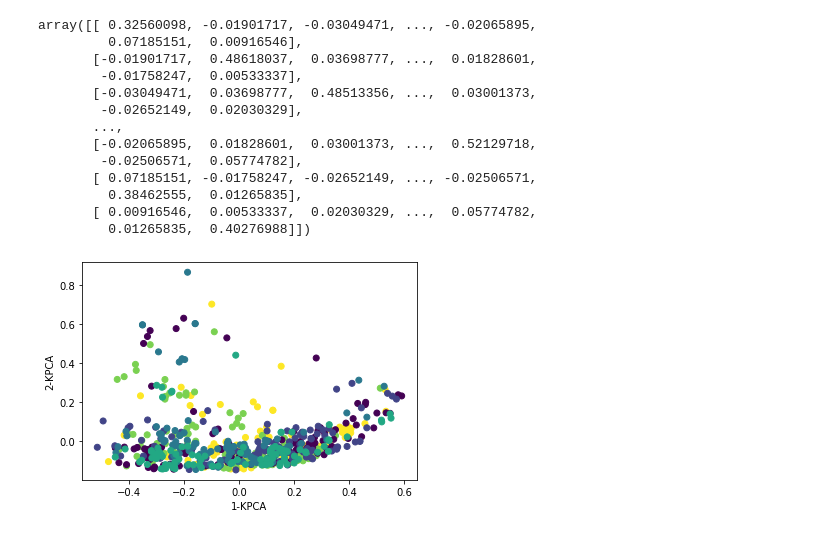
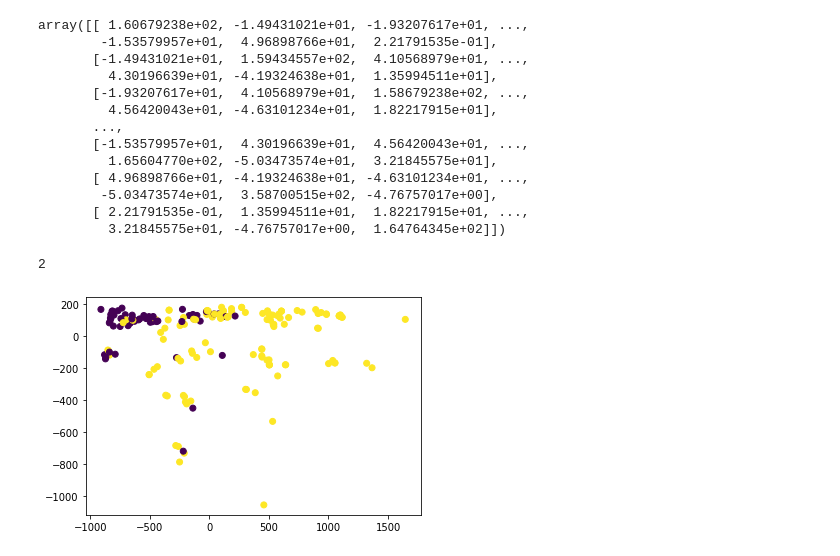
Before and after one commit to PierreRemacle/LINMA2472_P2, a Jupyter notebook: Homework_II_Part_I.ipynb, the cells around one changed output. Saved outputs shown, nothing was run; the diff lists cells and outputs as text; code cells hidden in the pictures.

Commit message:
KPCA + TSNE + Constant model

```diff
--- a/Homework_II_Part_I.ipynb
+++ b/Homework_II_Part_I.ipynb
@@ -19,9 +19,6 @@ import matplotlib.pyplot as plt
 import math
 # %%
 # Some datasets, more datasets here https://ls11-www.cs.tu-dortmund.de/staff/morris/graphkerneldatasets
-from ast import GtE
-from grakel.kernels import ShortestPath
-from grakel import Graph
 """
     The MUTAG dataset consists of 188 chemical compounds divided into two
     classes according to their mutagenic effect on a bacterium.
@@ -46,11 +43,12 @@ from grakel import Graph
     (Wale and Karypis (2006) and http://pubchem.ncbi.nlm.nih.gov).
 """
 
-dataset = fetch_dataset("MUTAG", verbose=False) # just replace by the name of the datasets you want "ENZYMES", "NCI1"
+dataset = fetch_dataset("MUTAG",verbose=False) # just replace by the name of the datasets you want "ENZYMES", "NCI1"
 G = dataset.data
 y = dataset.target
 
-wl_kernel = WeisfeilerLehman(n_iter=10, normalize=True, base_graph_kernel=VertexHistogram)
+
+wl_kernel = WeisfeilerLehman(n_iter=10, base_graph_kernel=VertexHistogram)
 #G_train, G_test, y_train, y_test = train_test_split(G, y, test_size=0.1, random_state=42)
 #print(len(G_train))
 #print(len(G_test))
@@ -90,54 +88,77 @@ def center_K(K):
 
 center_K(K_train)
 # %% [output]
-array([[ 0.32560098, -0.01901717, -0.03049471, ..., -0.02065895,
-         0.07185151,  0.00916546],
-       [-0.01901717,  0.48618037,  0.03698777, ...,  0.01828601,
-        -0.01758247,  0.00533337],
-       [-0.03049471,  0.03698777,  0.48513356, ...,  0.03001373,
-        -0.02652149,  0.02030329],
+array([[ 1.60679238e+02, -1.49431021e+01, -1.93207617e+01, ...,
+        -1.53579957e+01,  4.96898766e+01,  2.21791535e-01],
+       [-1.49431021e+01,  1.59434557e+02,  4.10568979e+01, ...,
+         4.30196639e+01, -4.19324638e+01,  1.35994511e+01],
+       [-1.93207617e+01,  4.10568979e+01,  1.58679238e+02, ...,
+         4.56420043e+01, -4.63101234e+01,  1.82217915e+01],
        ...,
-       [-0.02065895,  0.01828601,  0.03001373, ...,  0.52129718,
-        -0.02506571,  0.05774782],
-       [ 0.07185151, -0.01758247, -0.02652149, ..., -0.02506571,
-         0.38462555,  0.01265835],
-       [ 0.00916546,  0.00533337,  0.02030329, ...,  0.05774782,
-         0.01265835,  0.40276988]])
+       [-1.53579957e+01,  4.30196639e+01,  4.56420043e+01, ...,
+         1.65604770e+02, -5.03473574e+01,  3.21845575e+01],
+       [ 4.96898766e+01, -4.19324638e+01, -4.63101234e+01, ...,
+        -5.03473574e+01,  3.58700515e+02, -4.76757017e+00],
+       [ 2.21791535e-01,  1.35994511e+01,  1.82217915e+01, ...,
+         3.21845575e+01, -4.76757017e+00,  1.64764345e+02]])
 # %%
-def display_KPCA(data):
+def display_KPCA_3D(data):
     data = np.transpose(data)
-    plot.scatter(data[0], data[1], c=y)
-    plot.xlabel("1-KPCA")
-    plot.ylabel("2-KPCA")
-    plot.show()
+    print(len(data))
+
+    fig = plt.figure()
+
+    ax = fig.add_subplot(111, projection='3d')
+
+    ax.scatter(data[0],data[1],data[2], c=y)
+
+    plt.show()
     return
+
+def display_KPCA_2D(data):
+    data = np.transpose(data)
+    print(len(data))
+
+    fig = plt.figure()
+
+    ax = fig.add_subplot(111)
+
+    ax.scatter(data[0],data[1], c=y)
+
+    plt.show()
+    return
+
+
 
 def kernel_PCA(K, dim):
     vals, vecs = np.linalg.eig(K)
     vecs = np.transpose(vecs)
 
     # sort these based on the eigenvalues
     vecs = np.flip(vecs[np.argsort(vals)],0)[:dim]
-    vals = np.flip(vals[np.argsort(vals)],0)[:dim]
+    #vals = np.flip(vals[np.argsort(vals)],0)[:dim]
 
-    for i in range(dim):
-        vecs[i] = (vecs[i] / np.sqrt(vals[i]))
+    #print(vecs)
+    """for i in range(dim):
+        vecs[i] = (vecs[i] / np.sqrt(vals[i]))"""
 
     feature_space = []
     for i in range(len(K)):
         new_coord = []
         for coord in range(dim):
             new_coord.append(K[:,i]@vecs[coord])
 
         feature_space.append(new_coord)
 
-    return feature_space
+    return np.real(feature_space)
+
 
 
 result_KPCA = kernel_PCA(center_K(K_train), 2)
-display_KPCA(result_KPCA)
+display_KPCA_2D(result_KPCA)
 # %% [output]
+2
-[figure, old version]
+[figure, new version]
 # %%
 def pairwise_dist(K):
     dist=np.empty((len(K),len(K)))
```
Also changed, not shown: parts of 4 cells of this notebook.
